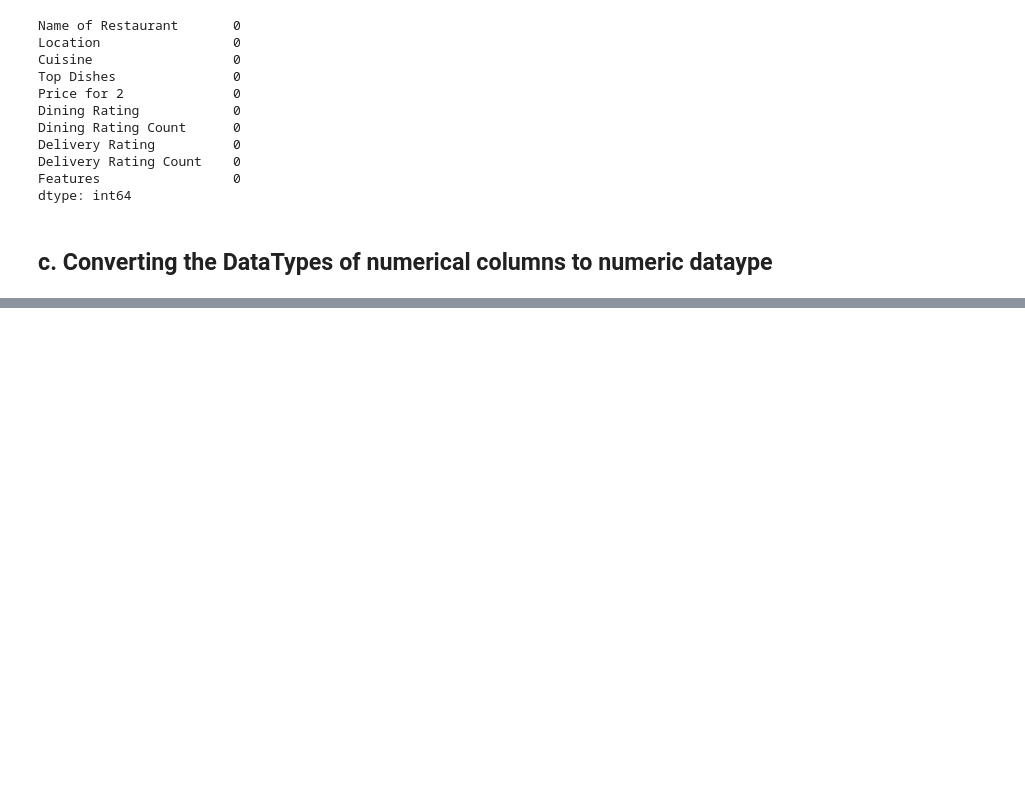
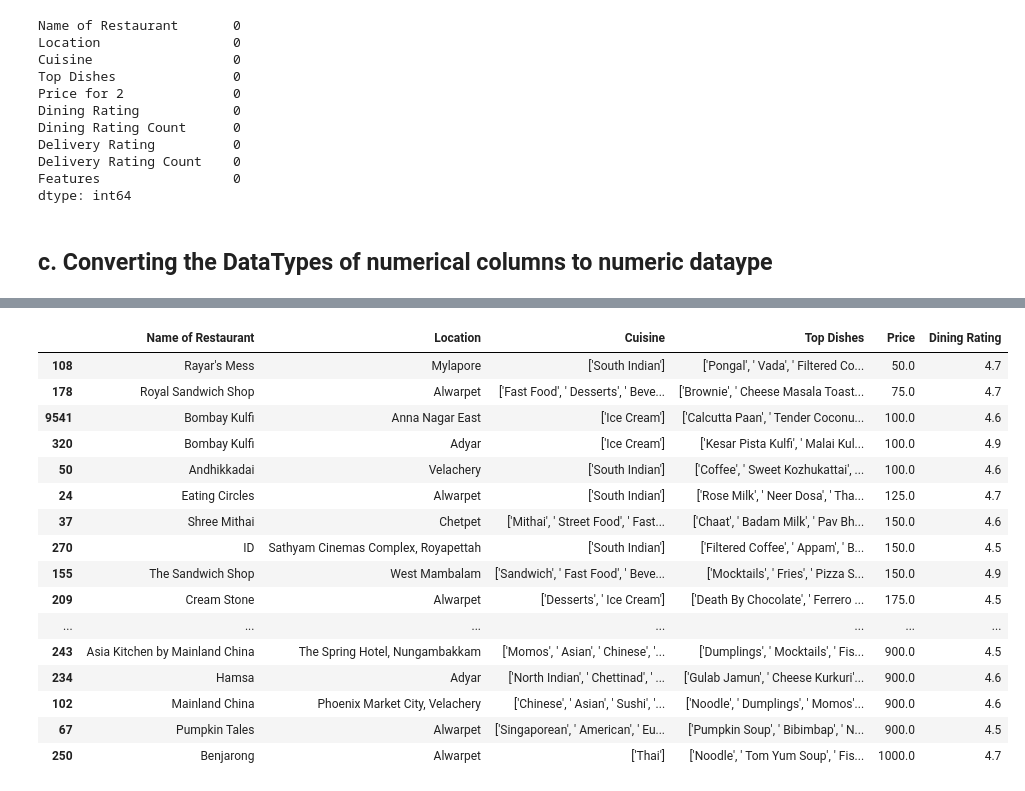
Before and after one commit to InfantArchana/Data_Visualization, a Jupyter notebook: Zomato Dataset Chennai.ipynb, the cells around one changed output, grey strips where cells are left out. Saved outputs shown, nothing was run; the diff lists cells and outputs as text; code cells hidden in the pictures; blank space fills up the shorter version.

```diff
--- a/Zomato Dataset Chennai.ipynb
+++ b/Zomato Dataset Chennai.ipynb
@@ -216,0 +546,25 @@ Name: count, dtype: int64
+# %%
+# Finding the highest rated list of restaurants
+
+highrate_rest_df = Zomato_Chennai_df[['Name of Restaurant', 'Location', 'Cuisine', 'Top Dishes', 'Price', 'Dining Rating']]
+highrate_rest_df = highrate_rest_df[highrate_rest_df['Dining Rating'] >= 4.5]
+highrate_rest_df.sort_values(by='Price', inplace=True)
+highrate_rest_df
+# %% [output]
+|  | Name of Restaurant | Location | Cuisine | Top Dishes | Price | Dining Rating |
+| 108 | Rayar's Mess | Mylapore | ['South Indian'] | ['Pongal', ' Vada', ' Filtered Co... | 50.0 | 4.7 |
+| 178 | Royal Sandwich Shop | Alwarpet | ['Fast Food', ' Desserts', ' Beve... | ['Brownie', ' Cheese Masala Toast... | 75.0 | 4.7 |
+| 9541 | Bombay Kulfi | Anna Nagar East | ['Ice Cream'] | ['Calcutta Paan', ' Tender Coconu... | 100.0 | 4.6 |
+| 320 | Bombay Kulfi | Adyar | ['Ice Cream'] | ['Kesar Pista Kulfi', ' Malai Kul... | 100.0 | 4.9 |
+| 50 | Andhikkadai | Velachery | ['South Indian'] | ['Coffee', ' Sweet Kozhukattai', ... | 100.0 | 4.6 |
+| 24 | Eating Circles | Alwarpet | ['South Indian'] | ['Rose Milk', ' Neer Dosa', ' Tha... | 125.0 | 4.7 |
+| 37 | Shree Mithai | Chetpet | ['Mithai', ' Street Food', ' Fast... | ['Chaat', ' Badam Milk', ' Pav Bh... | 150.0 | 4.6 |
+| 270 | ID | Sathyam Cinemas Complex, Royapettah | ['South Indian'] | ['Filtered Coffee', ' Appam', ' B... | 150.0 | 4.5 |
+| 155 | The Sandwich Shop | West Mambalam | ['Sandwich', ' Fast Food', ' Beve... | ['Mocktails', ' Fries', ' Pizza S... | 150.0 | 4.9 |
+| 209 | Cream Stone | Alwarpet | ['Desserts', ' Ice Cream'] | ['Death By Chocolate', ' Ferrero ... | 175.0 | 4.5 |
+| ... | ... | ... | ... | ... | ... | ... |
+| 243 | Asia Kitchen by Mainland China | The Spring Hotel, Nungambakkam | ['Momos', ' Asian', ' Chinese', '... | ['Dumplings', ' Mocktails', ' Fis... | 900.0 | 4.5 |
+| 234 | Hamsa | Adyar | ['North Indian', ' Chettinad', ' ... | ['Gulab Jamun', ' Cheese Kurkuri'... | 900.0 | 4.6 |
+| 102 | Mainland China | Phoenix Market City, Velachery | ['Chinese', ' Asian', ' Sushi', '... | ['Noodle', ' Dumplings', ' Momos'... | 900.0 | 4.6 |
+| 67 | Pumpkin Tales | Alwarpet | ['Singaporean', ' American', ' Eu... | ['Pumpkin Soup', ' Bibimbap', ' N... | 900.0 | 4.5 |
+| 250 | Benjarong | Alwarpet | ['Thai'] | ['Noodle', ' Tom Yum Soup', ' Fis... | 1000.0 | 4.7 |
```
Also changed, not shown: parts of 50 cells of this notebook.
